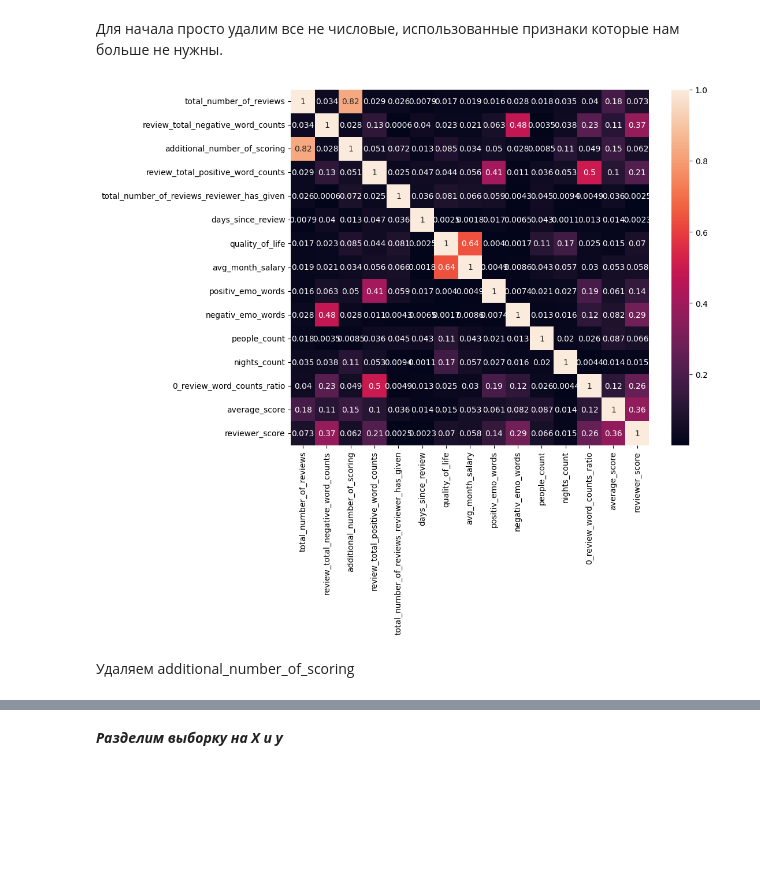
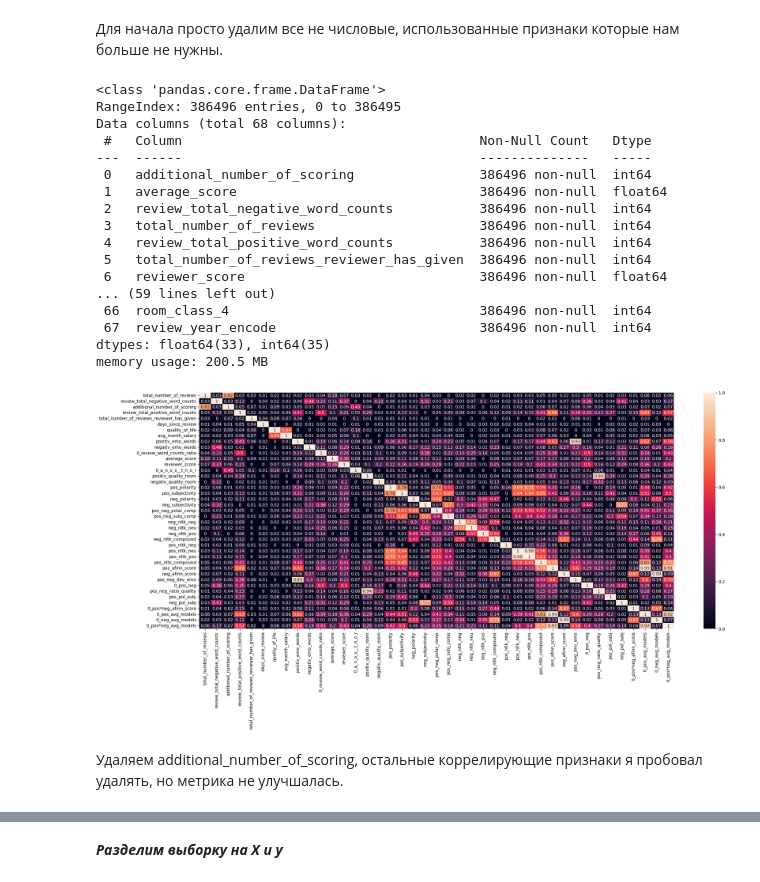
Before and after one commit to AlexandrBorisov1/SkillFactory_Projects, a Jupyter notebook: project_3/Project_3.ipynb, the cells around one changed output, grey strips where cells are left out. Cells and saved outputs as stored; diff of their text form; code cells hidden in the pictures; blank space fills up the shorter version.

```diff
--- a/project_3/Project_3.ipynb
+++ b/project_3/Project_3.ipynb
@@ -576,3 +693,29 @@ train_data = nltk_analyz(train_data)
+# %%
+train_data = afinn_scoring(train_data)
+# %%
+# различные дополнительные признаки (сочетания уже имеющихся), которые немного улучшают метрику
+def additional_feature_engineering_2(data):
+    data['pos_neg_dev_emo'] = (data['positiv_emo_words']+1) / (data['negativ_emo_words']+1)                         # отношение количества слов с позитивным и негативным окрасом
+    data['neg_emo_dev_r_t_n_w_c'] = (data['negativ_emo_words']+1) / (data['review_total_negative_word_counts']+1)   # отношение количества слов с негативным окрасом, к общему количеству слов в отзыве
+    data['pos_emo_dev_r_t_p_w_c'] = (data['positiv_emo_words']+1) / (data['review_total_positive_word_counts']+1)   # --//-- с позитивным окрасом
+    data['0_pos_neg'] = (data['pos_emo_dev_r_t_p_w_c']+1) / (data['neg_emo_dev_r_t_n_w_c']+1)                       # тяжело интерпритировать, отношение двух предидущих признаков
+    data = data.drop(['pos_emo_dev_r_t_p_w_c', 'neg_emo_dev_r_t_n_w_c'], axis=1)                                    # удаление этих признаков улучшело метрику
+
+    data['pos_neg_ratio_quality'] = (data['positiv_quality_room']+1) / (data['negativ_quality_room']+1)             # отношение количества слов качественно описывающих номера
+
+    data['pos_pol_subj'] = abs(data['pos_polarity']) - abs(data['pos_subjectivity'])                                # разница между показателями TextBlob
+    data['neg_pol_subj'] = abs(data['neg_polarity']) - abs(data['neg_subjectivity'])                                # --//--
+    #
+    data['0_pos*neg_afinn_score'] = data['pos_afinn_score'] * data['neg_afinn_score']
+    # вычислим средние показатели по всем библиотекам
+    data['0_pos_avg_models'] = (data['pos_afinn_score'] + data['pos_nltk_compound'] + data['pos_polarity'] + data['pos_subjectivity']) / 4
+    data['0_neg_avg_models'] = (data['neg_afinn_score'] + data['neg_nltk_compound'] + data['neg_polarity'] + data['neg_subjectivity']) / 4
+    #
+    data['0_pos*neg_avg_models'] = abs(data['0_pos_avg_models']) - abs(data['0_neg_avg_models'])                    # разница между средними показателями
+
+    return data
+
+train_data = additional_feature_engineering_2(train_data)
 # %% [markdown]
 #### <CENTER>Признак tags</CENTER>
 # %% [markdown]
@@ -872,6 +1015,6 @@ from sklearn import preprocessing
     data[['average_score', 'additional_number_of_scoring', 'review_total_negative_word_counts', 'total_number_of_reviews', 'review_total_positive_word_counts',
         'total_number_of_reviews_reviewer_has_given', 'days_since_review','quality_of_life', 'avg_month_salary']] = df_r
 
-    return data
+    return data''';
 
-train_data = norm_stand_func(train_data)'''
+#train_data = norm_stand_func(train_data)
@@ -913,23 +1032,47 @@ def drop_not_numeric_func(data):
     return data
 
 train_data = drop_not_numeric_func(train_data)
+# %%
+train_data.info()
+# %% [output]
+<class 'pandas.core.frame.DataFrame'>
+RangeIndex: 386496 entries, 0 to 386495
+Data columns (total 68 columns):
+ #   Column                                      Non-Null Count   Dtype
+---  ------                                      --------------   -----
+ 0   additional_number_of_scoring                386496 non-null  int64
+ 1   average_score                               386496 non-null  float64
+ 2   review_total_negative_word_counts           386496 non-null  int64
+ 3   total_number_of_reviews                     386496 non-null  int64
+ 4   review_total_positive_word_counts           386496 non-null  int64
+ 5   total_number_of_reviews_reviewer_has_given  386496 non-null  int64
+ 6   reviewer_score                              386496 non-null  float64
+... (59 lines left out)
+ 66  room_class_4                                386496 non-null  int64
+ 67  review_year_encode                          386496 non-null  int64
+dtypes: float64(33), int64(35)
+memory usage: 200.5 MB
 # %%
 # разделим признаки на непрерывные и категориальные, не включая наш таргет reviewer_score
 # непрерывные признаки
 num_cols = ['total_number_of_reviews', 'review_total_negative_word_counts', 'additional_number_of_scoring', 'review_total_positive_word_counts', 'total_number_of_reviews_reviewer_has_given',
-            'days_since_review', 'quality_of_life', 'avg_month_salary', 'positiv_emo_words', 'negativ_emo_words', 'people_count', 'nights_count', '0_review_word_counts_ratio', 'average_score', 'reviewer_score']
+            'days_since_review', 'quality_of_life', 'avg_month_salary', 'positiv_emo_words', 'negativ_emo_words', '0_review_word_counts_ratio', 'average_score',
+            'reviewer_score', '0_a_n_o_s__t_n_o_r', 'positiv_quality_room', 'negativ_quality_room', 'pos_polarity', 'pos_subjectivity', 'neg_polarity', 'neg_subjectivity', 'pos_neg_polar_comp',
+            'pos_neg_subj_comp', 'neg_nltk_neg', 'neg_nltk_neu', 'neg_nltk_pos', 'neg_nltk_compound', 'pos_nltk_neg', 'pos_nltk_neu', 'pos_nltk_pos', 'pos_nltk_compound', 'pos_afinn_score',
+            'neg_afinn_score', 'pos_neg_dev_emo', '0_pos_neg', 'pos_neg_ratio_quality', 'pos_pol_subj', 'neg_pol_subj', '0_pos*neg_afinn_score', '0_pos_avg_models', '0_neg_avg_models', '0_pos*neg_avg_models',
+            ]
 
 # категориальные признаки
 cat_cols = ['lat', 'lng', 'review_month', 'review_quarter', 'country_equal_nation', 'leisure_trip', 'business_trip', 'with_view', 'with_pet', 'with_child', 'number_of_places',
-            'king_size', 'room_type_encode', 'country_United Kingdom', 'country_France', 'country_Netherlands', 'country_Italy', 'country_Austria', 'country_Spain', 'room_class_0', 'room_class_1',
-            'room_class_2', 'room_class_3', 'room_class_4', 'review_year_encode', 'reviewer_score']
+            'king_size', 'room_type_encode', 'country_United Kingdom', 'country_France', 'country_Netherlands', 'country_Italy', 'country_Austria', 'country_Spain',
+            'review_year_encode', 'reviewer_score', 'people_count', 'nights_count']
 # %%
-fig, ax = plt.subplots(1, 1, figsize=(10, 8))
-sns.heatmap(train_data[num_cols].corr().abs(), annot=True);
+fig, ax = plt.subplots(1, 1, figsize=(25, 10))
+sns.heatmap(train_data[num_cols].corr().abs().round(2), annot=True);
 # %% [output]
-[figure, old version]
+[figure, new version]
-# %% [markdown]
-Удаляем additional_number_of_scoring
+# %% [markdown]
+Удаляем additional_number_of_scoring, остальные коррелирующие признаки я пробовал удалять, но метрика не улучшалась.
 # %%
 fig, ax = plt.subplots(1, 1, figsize=(20, 10))
 sns.heatmap(train_data[cat_cols].corr(method = 'spearman').abs(), annot=True);
```
Also changed, not shown: parts of 54 cells of this notebook, 3 other files.
